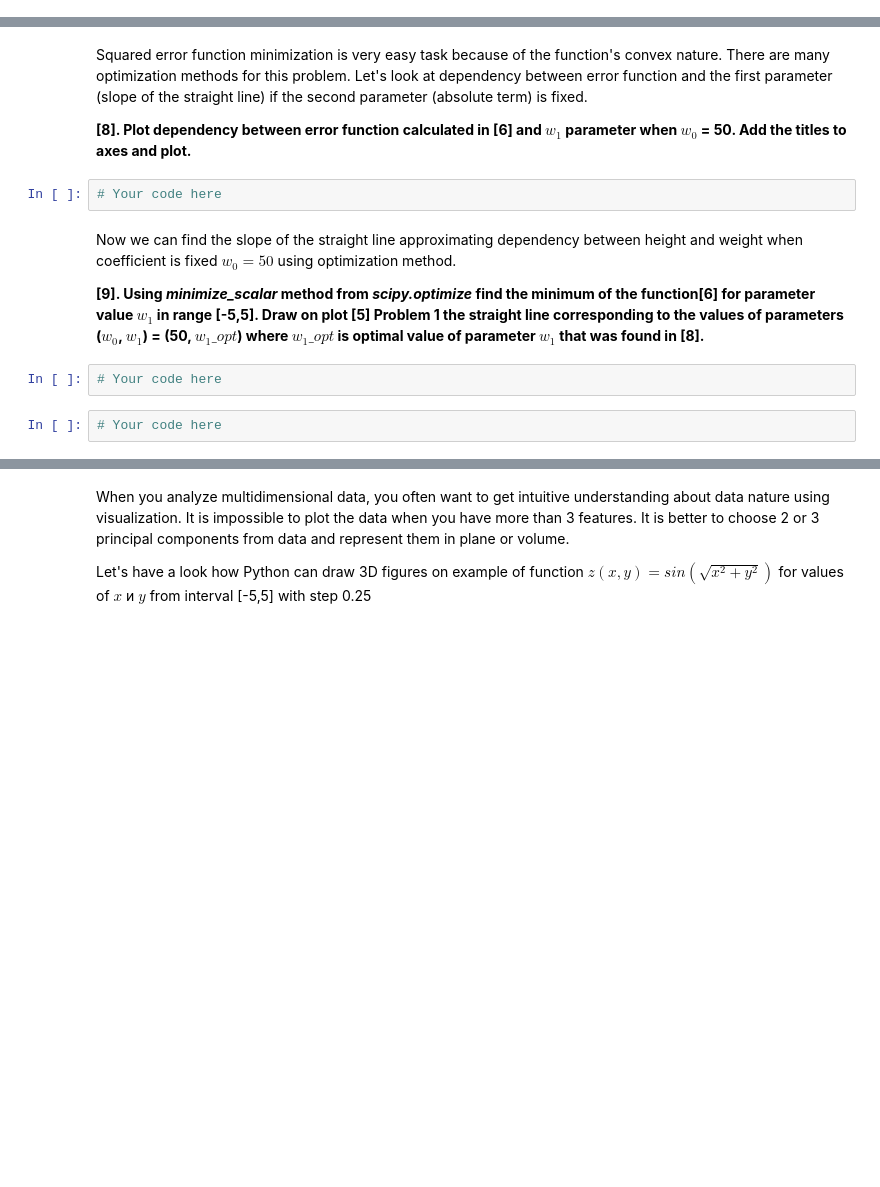
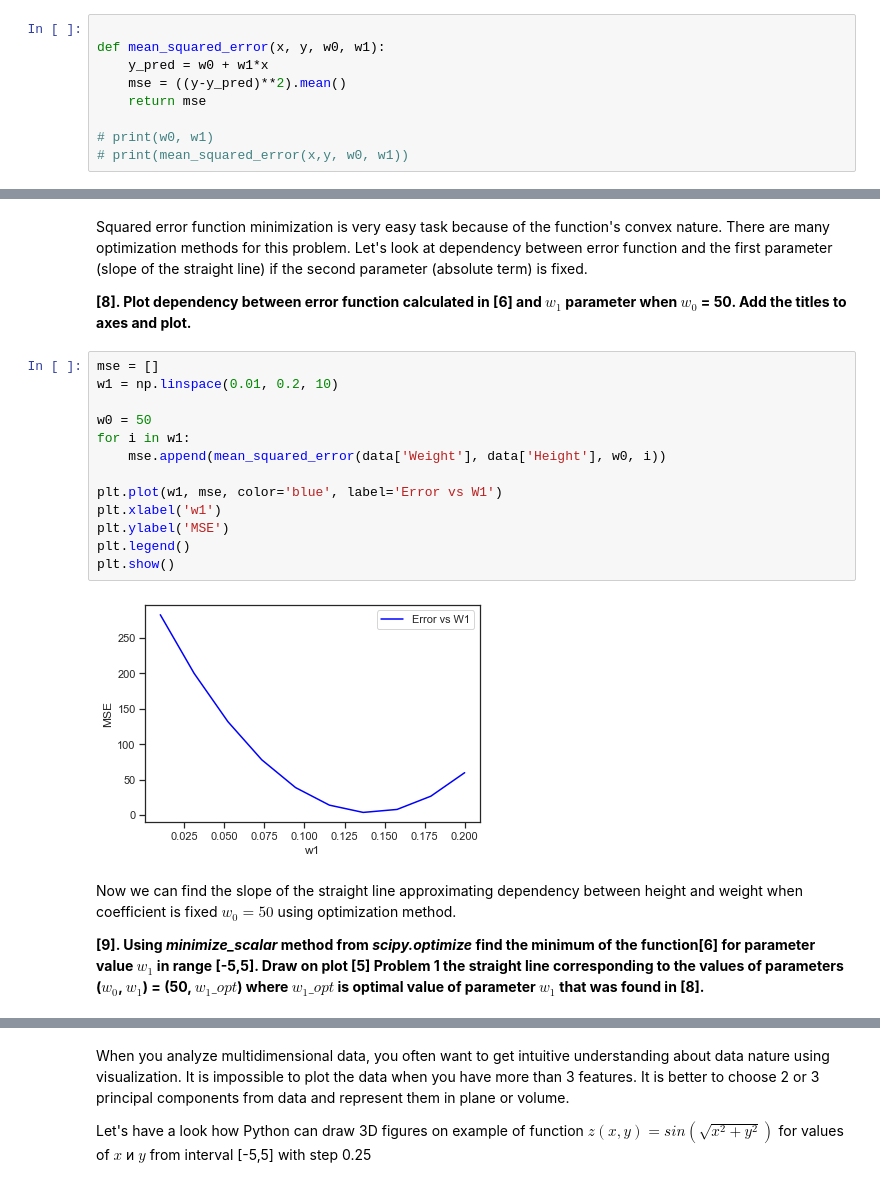
Before and after one commit to natashaa/mlcourse_dubai, a Jupyter notebook: jupyter_notebooks/Lecture_04_Linear_Regression/topic-4-LinearRegression_ASSIGNMENT.ipynb, the cells around one changed output, grey strips where cells are left out. Cells and saved outputs as stored; diff of their text form; blank space fills up the shorter version.

```diff
--- a/jupyter_notebooks/Lecture_04_Linear_Regression/topic-4-LinearRegression_ASSIGNMENT.ipynb
+++ b/jupyter_notebooks/Lecture_04_Linear_Regression/topic-4-LinearRegression_ASSIGNMENT.ipynb
@@ -123,3 +125,12 @@ Where $n$ is number of observations in dataset, $y_i$ and $x_i$ are height and w
+# %%
+
+def mean_squared_error(x, y, w0, w1):
+    y_pred = w0 + w1*x
+    mse = ((y-y_pred)**2).mean()
+    return mse
+
+# print(w0, w1)
+# print(mean_squared_error(x,y, w0, w1))
 # %% [markdown]
 So we are solving the task how to draw a straight line through the points cloud corresponding to observations in our dataset in space of features "Height" and "Weight" to minimize function[6]. Let's start with drawings some lines and make sure they transfer dependencies from height to weight.
 
@@ -130,13 +150,22 @@ So we are solving the task how to draw a straight line through the points cloud
 Squared error function minimization is very easy task because of the function's convex nature. There are many optimization methods for this problem. Let's look at dependency between error function and the first parameter (slope of the straight line) if the second parameter (absolute term) is fixed.
 
 **[8]. Plot dependency between error function calculated in [6] and $w_1$ parameter when $w_0$ = 50. Add the titles to axes and plot.**
-# %%
-# Your code here
+# %%
+mse = []
+w1 = np.linspace(0.01, 0.2, 10)
+
+w0 = 50
+for i in w1:
+    mse.append(mean_squared_error(data['Weight'], data['Height'], w0, i))
+
+plt.plot(w1, mse, color='blue', label='Error vs W1')
+plt.xlabel('w1')
+plt.ylabel('MSE')
+plt.legend()
+plt.show()
+# %% [output]
+[figure, added]
 # %% [markdown]
 Now we can find the slope of the straight line approximating dependency between height and weight when coefficient is fixed $w_0 = 50$ using optimization method.
 
 **[9]. Using *minimize_scalar* method from *scipy.optimize* find the minimum of the function[6] for parameter value $w_1$ in range [-5,5]. Draw on plot [5] Problem 1 the straight line corresponding to the values of parameters ($w_0$, $w_1$) = (50, $w_1\_opt$) where $w_1\_opt$ is optimal value of parameter $w_1$ that was found in [8].**
-# %%
-# Your code here
-# %%
-# Your code here
```
Also changed, not shown: parts of 12 cells of this notebook.
